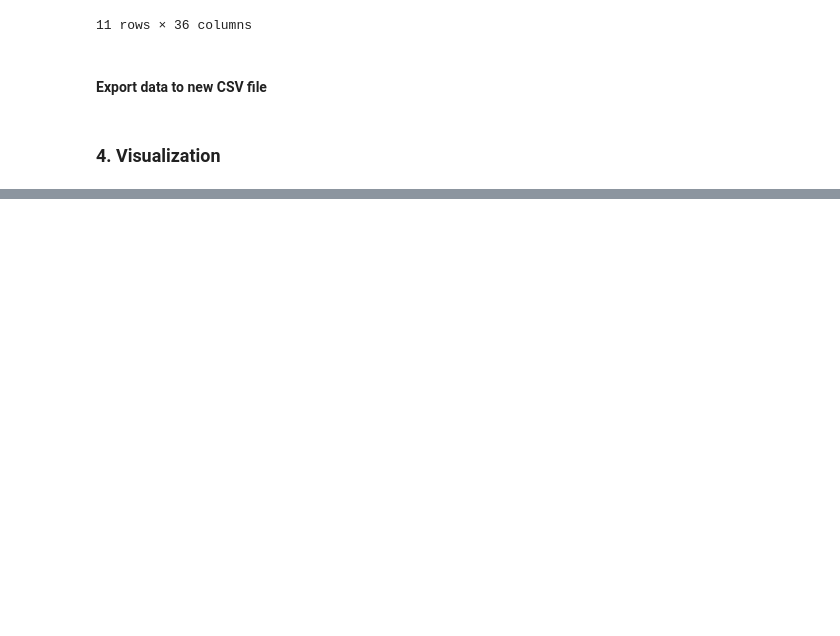
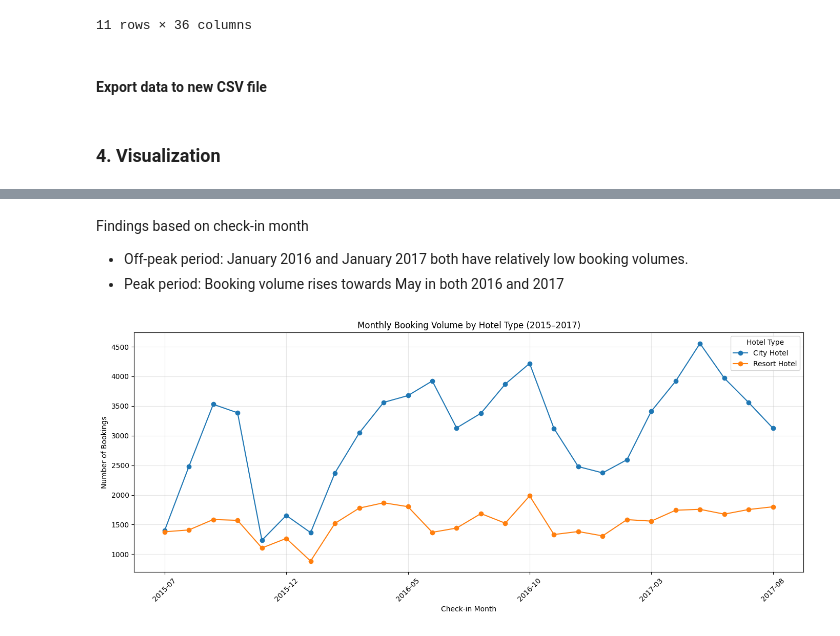
Before and after one commit to elsiejy/Capstone, a Jupyter notebook: Capstone_Hotel_Bookings.ipynb, the cells around one changed output, grey strips where cells are left out. Drawn from its saved outputs; the diff is of its cells as text; code cells hidden in the pictures; blank space fills up the shorter version.

```diff
--- a/Capstone_Hotel_Bookings.ipynb
+++ b/Capstone_Hotel_Bookings.ipynb
@@ -494,0 +573,34 @@ df = df.drop(columns=['arrival_date_year', 'arrival_date_month', 'arrival_date_d
+# %% [markdown]
+Findings based on check-in month
+
+- Off-peak period: January 2016 and January 2017 both have relatively low booking volumes.
+- Peak period: Booking volume rises towards May in both 2016 and 2017
+# %%
+# group bookings by month and hotel type
+hotel_monthly = (df.groupby([df["checkin_date"].dt.to_period("M"),"hotel"]).size().reset_index(name="booking_count"))
+
+# Rename the date column and convert to string
+hotel_monthly = hotel_monthly.rename(columns={"checkin_date": "month"})
+
+hotel_monthly["month"] = hotel_monthly["month"].astype(str)
+
+# Pivot for plotting
+hotel_pivot = hotel_monthly.pivot(
+    index="month",
+    columns="hotel",
+    values="booking_count"
+).fillna(0)
+
+# Plot
+hotel_pivot.plot(figsize=(14, 6), marker="o")
+
+plt.title("Monthly Booking Volume by Hotel Type (2015–2017)")
+plt.xlabel("Check-in Month")
+plt.ylabel("Number of Bookings")
+plt.xticks(rotation=45)
+plt.legend(title="Hotel Type")
+plt.grid(True, alpha=0.3)
+plt.tight_layout()
+plt.show()
+# %% [output]
+[figure, added]
```
Also changed, not shown: parts of 5 cells of this notebook.
